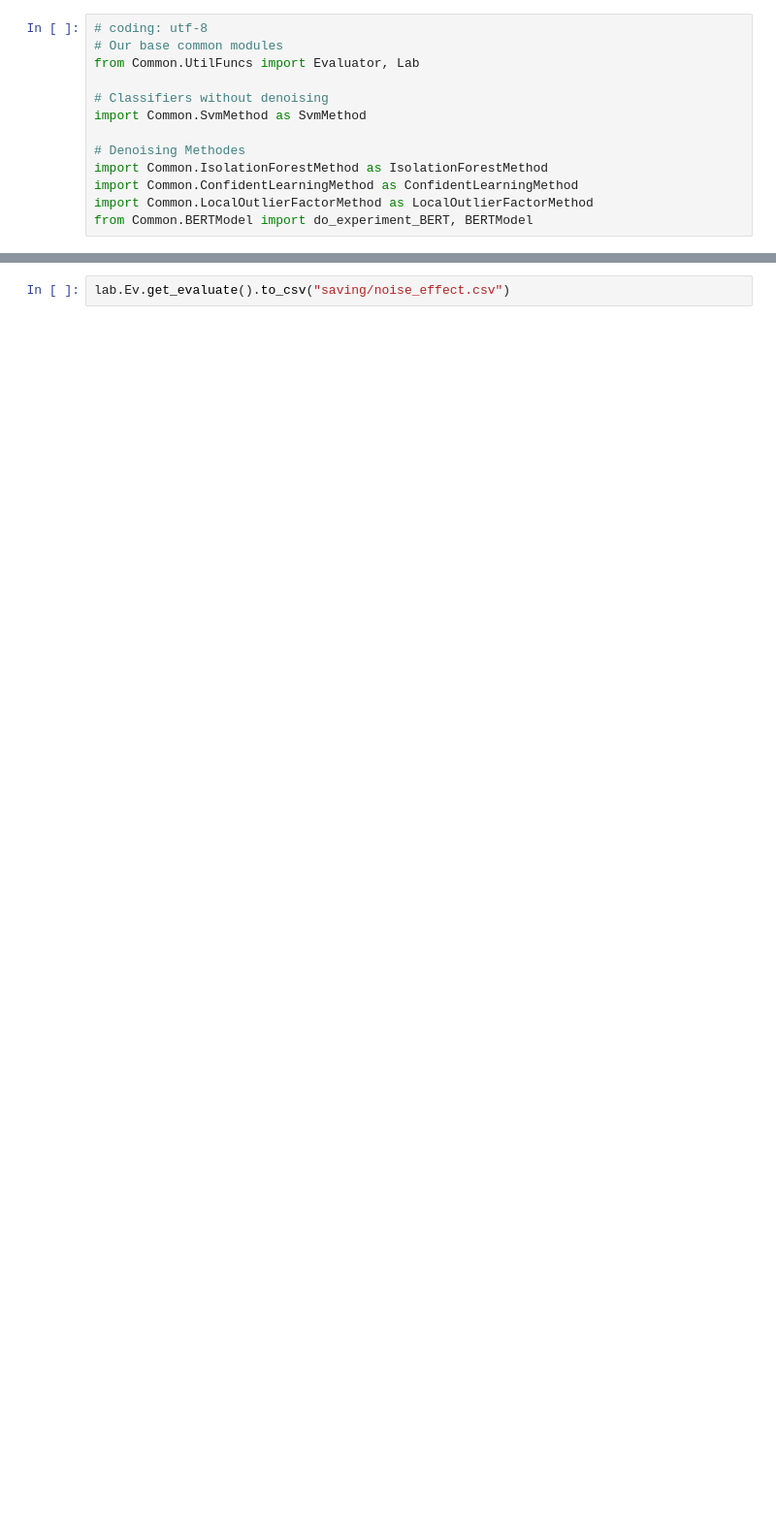
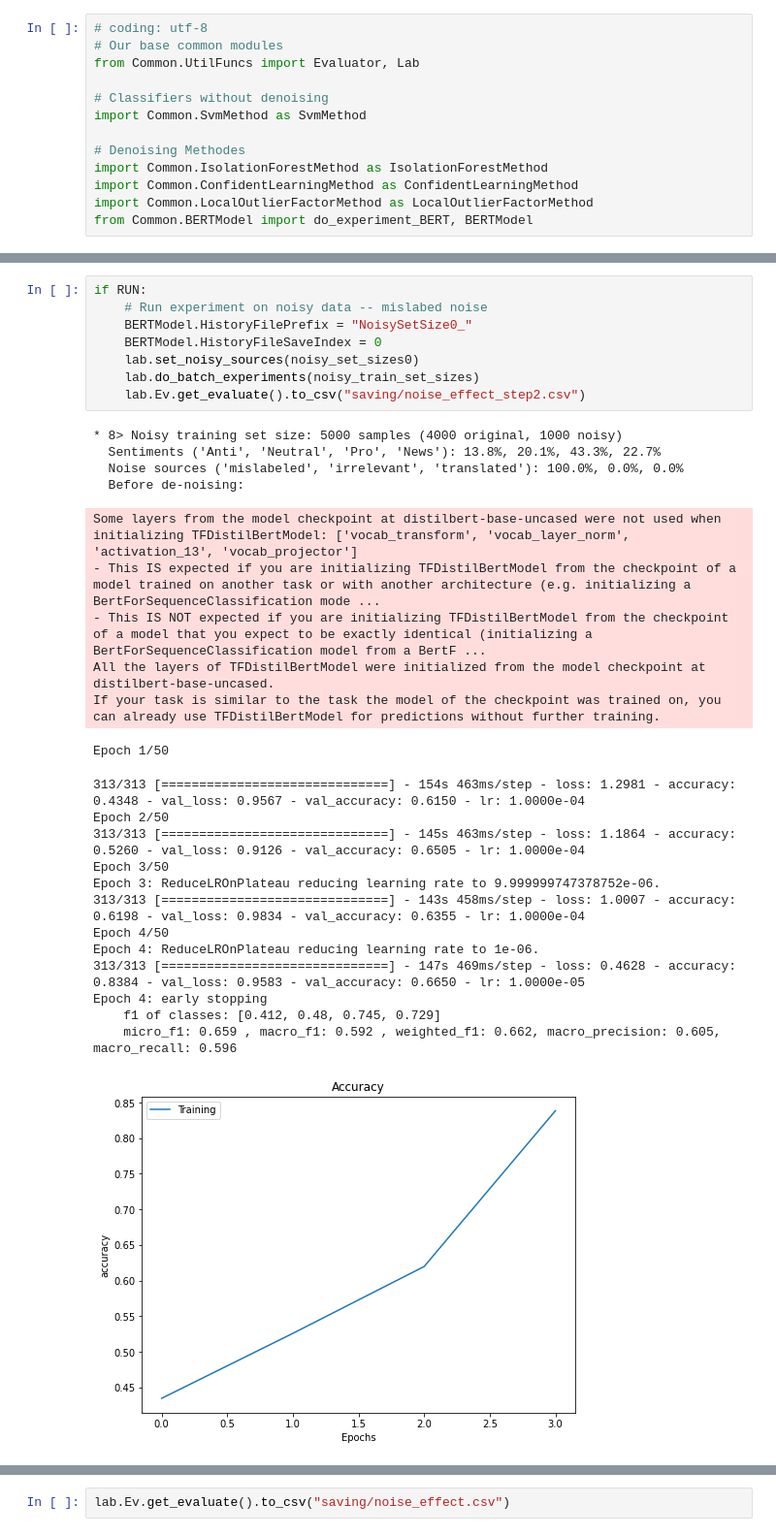
Before and after one commit to pnpdb/CS522-Project, a Jupyter notebook: NoiseEffcects.ipynb, the cells around one changed output, grey strips where cells are left out. Shown at 97% size. Cells and saved outputs as stored; diff of their text form; blank space fills up the shorter version.

```diff
--- a/NoiseEffcects.ipynb
+++ b/NoiseEffcects.ipynb
@@ -66,0 +166,32 @@ noisy_train_set_sizes  = [(12000, 3000)]
+# %%
+if RUN:
+    # Run experiment on noisy data -- mislabed noise
+    BERTModel.HistoryFilePrefix = "NoisySetSize0_"
+    BERTModel.HistoryFileSaveIndex = 0
+    lab.set_noisy_sources(noisy_set_sizes0)
+    lab.do_batch_experiments(noisy_train_set_sizes)
+    lab.Ev.get_evaluate().to_csv("saving/noise_effect_step2.csv")
+# %% [output]
+* 8> Noisy training set size: 5000 samples (4000 original, 1000 noisy)
+  Sentiments ('Anti', 'Neutral', 'Pro', 'News'): 13.8%, 20.1%, 43.3%, 22.7%
+  Noise sources ('mislabeled', 'irrelevant', 'translated'): 100.0%, 0.0%, 0.0%
+  Before de-noising:
+Some layers from the model checkpoint at distilbert-base-uncased were not used when initializing TFDistilBertModel: ['vocab_transform', 'vocab_layer_norm', 'activation_13', 'vocab_projector']
+- This IS expected if you are initializing TFDistilBertModel from the checkpoint of a model trained on another task or with another architecture (e.g. initializing a BertForSequenceClassification mode ...
+- This IS NOT expected if you are initializing TFDistilBertModel from the checkpoint of a model that you expect to be exactly identical (initializing a BertForSequenceClassification model from a BertF ...
+All the layers of TFDistilBertModel were initialized from the model checkpoint at distilbert-base-uncased.
+If your task is similar to the task the model of the checkpoint was trained on, you can already use TFDistilBertModel for predictions without further training.
+Epoch 1/50
+313/313 [==============================] - 154s 463ms/step - loss: 1.2981 - accuracy: 0.4348 - val_loss: 0.9567 - val_accuracy: 0.6150 - lr: 1.0000e-04
+Epoch 2/50
+313/313 [==============================] - 145s 463ms/step - loss: 1.1864 - accuracy: 0.5260 - val_loss: 0.9126 - val_accuracy: 0.6505 - lr: 1.0000e-04
+Epoch 3/50
+Epoch 3: ReduceLROnPlateau reducing learning rate to 9.999999747378752e-06.
+313/313 [==============================] - 143s 458ms/step - loss: 1.0007 - accuracy: 0.6198 - val_loss: 0.9834 - val_accuracy: 0.6355 - lr: 1.0000e-04
+Epoch 4/50
+Epoch 4: ReduceLROnPlateau reducing learning rate to 1e-06.
+313/313 [==============================] - 147s 469ms/step - loss: 0.4628 - accuracy: 0.8384 - val_loss: 0.9583 - val_accuracy: 0.6650 - lr: 1.0000e-05
+Epoch 4: early stopping
+    f1 of classes: [0.412, 0.48, 0.745, 0.729]
+    micro_f1: 0.659 , macro_f1: 0.592 , weighted_f1: 0.662, macro_precision: 0.605, macro_recall: 0.596
+[figure, added]
```
Also changed, not shown: parts of 19 cells of this notebook, 1 other file.
